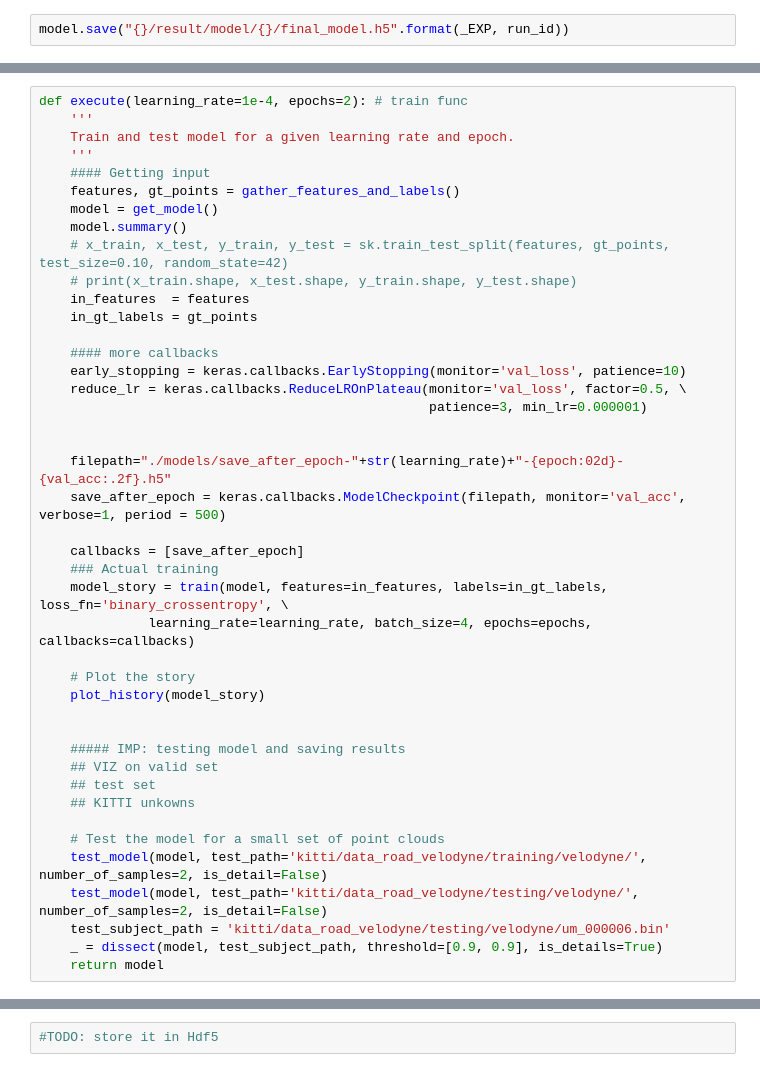
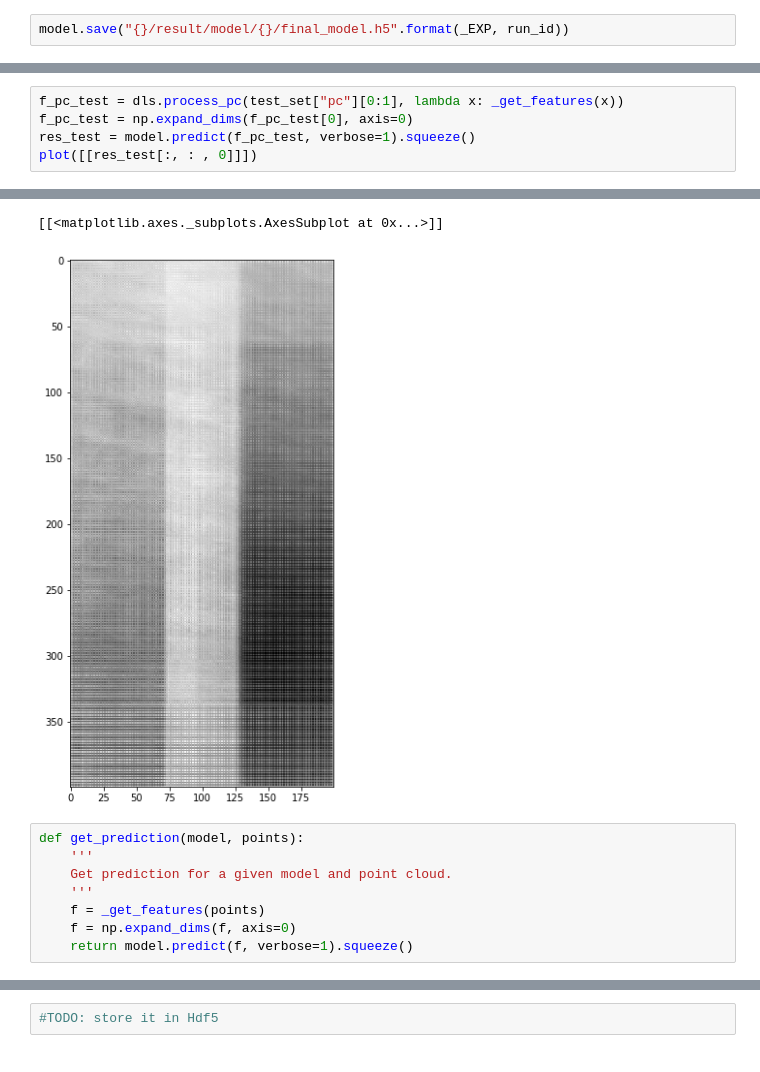
Before and after one commit to mrtpk/crispy-eureka, a Jupyter notebook: nbs/experiment 0.ipynb, the cells around one changed output, grey strips where cells are left out. Cells and saved outputs as stored; diff of their text form.

Commit message:
prediction added

```diff
--- a/nbs/experiment 0.ipynb
+++ b/nbs/experiment 0.ipynb
@@ -216,43 +197,6 @@ plot_history(m_history)
-# %%
-def execute(learning_rate=1e-4, epochs=2): # train func
-    '''
-    Train and test model for a given learning rate and epoch.
-    '''
-    #### Getting input
-    features, gt_points = gather_features_and_labels()
-    model = get_model()
-    model.summary()
-    # x_train, x_test, y_train, y_test = sk.train_test_split(features, gt_points, test_size=0.10, random_state=42)
-    # print(x_train.shape, x_test.shape, y_train.shape, y_test.shape)
-    in_features  = features
-    in_gt_labels = gt_points
-
-    #### more callbacks
-    early_stopping = keras.callbacks.EarlyStopping(monitor='val_loss', patience=10)
-    reduce_lr = keras.callbacks.ReduceLROnPlateau(monitor='val_loss', factor=0.5, \
-                                                  patience=3, min_lr=0.000001)
-
-
-    filepath="./models/save_after_epoch-"+str(learning_rate)+"-{epoch:02d}-{val_acc:.2f}.h5"
-    save_after_epoch = keras.callbacks.ModelCheckpoint(filepath, monitor='val_acc', verbose=1, period = 500)
-
-    callbacks = [save_after_epoch]
-    ### Actual training
-    model_story = train(model, features=in_features, labels=in_gt_labels, loss_fn='binary_crossentropy', \
-              learning_rate=learning_rate, batch_size=4, epochs=epochs, callbacks=callbacks)
-
-    # Plot the story
-    plot_history(model_story)
-
-
-    ##### IMP: testing model and saving results
-    ## VIZ on valid set
-    ## test set
-    ## KITTI unkowns
-
-    # Test the model for a small set of point clouds
-    test_model(model, test_path='kitti/data_road_velodyne/training/velodyne/', number_of_samples=2, is_detail=False)
-    test_model(model, test_path='kitti/data_road_velodyne/testing/velodyne/', number_of_samples=2, is_detail=False)
-    test_subject_path = 'kitti/data_road_velodyne/testing/velodyne/um_000006.bin'
-    _ = dissect(model, test_subject_path, threshold=[0.9, 0.9], is_details=True)
-    return model
+# %%
+f_pc_test = dls.process_pc(test_set["pc"][0:1], lambda x: _get_features(x))
+f_pc_test = np.expand_dims(f_pc_test[0], axis=0)
+res_test = model.predict(f_pc_test, verbose=1).squeeze()
+plot([[res_test[:, : , 0]]])
+# %% [output]
@@ -258,0 +204,10 @@ def execute(learning_rate=1e-4, epochs=2): # train func
+[[<matplotlib.axes._subplots.AxesSubplot at 0x...>]]
+[figure, added]
+# %%
+def get_prediction(model, points):
+    '''
+    Get prediction for a given model and point cloud.
+    '''
+    f = _get_features(points)
+    f = np.expand_dims(f, axis=0)
+    return model.predict(f, verbose=1).squeeze()
```
Also changed, not shown: parts of 14 cells of this notebook, 1 other file.
